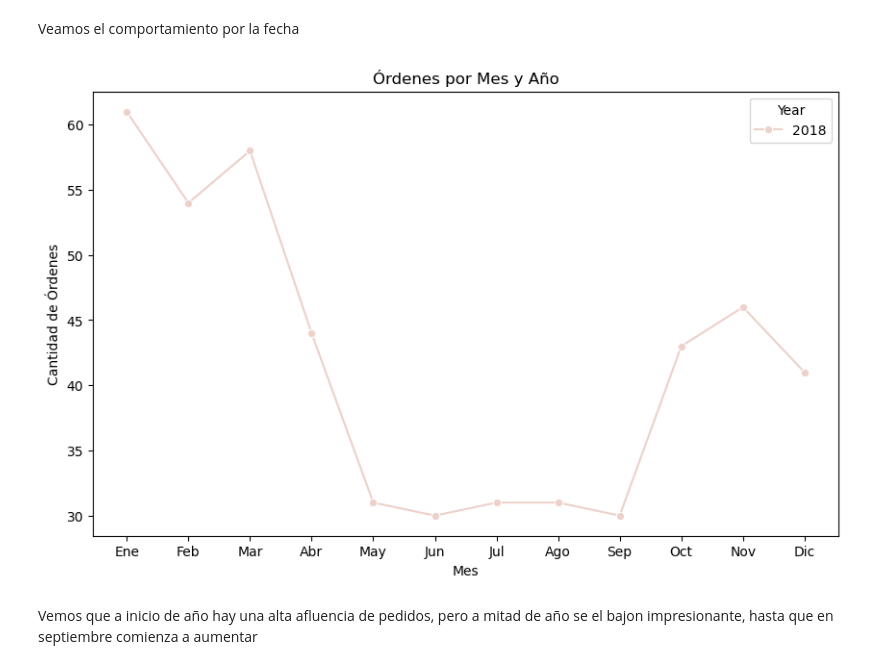
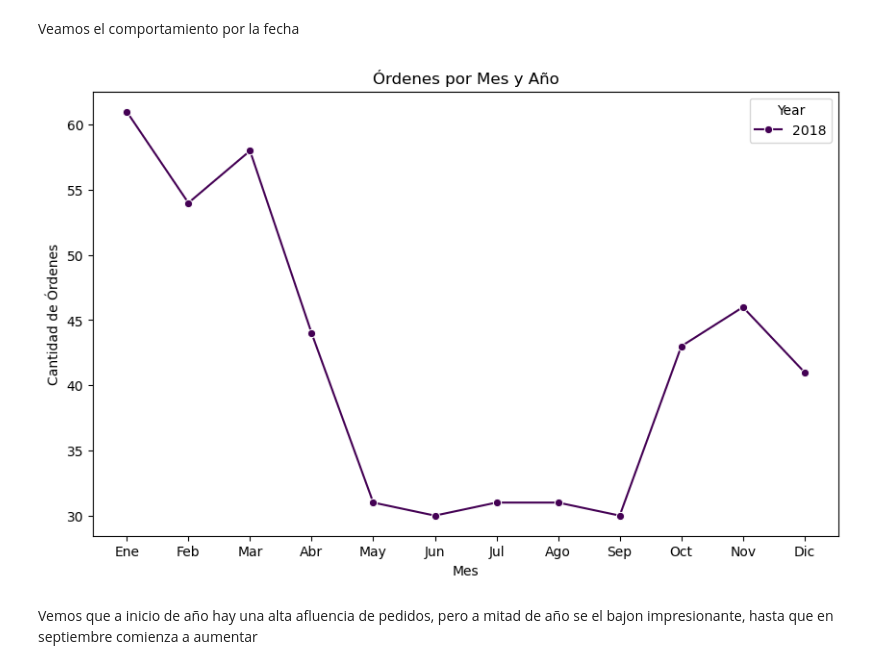
Before and after one commit to maogue94/FPCD, a Jupyter notebook: FUNDAMENTOS_PROGRAMACION/ENCUENTRO_FINAL/Actividad.ipynb, the cells around one changed output. Saved outputs shown, nothing was run; the diff lists cells and outputs as text; code cells hidden in the pictures.

```diff
--- a/FUNDAMENTOS_PROGRAMACION/ENCUENTRO_FINAL/Actividad.ipynb
+++ b/FUNDAMENTOS_PROGRAMACION/ENCUENTRO_FINAL/Actividad.ipynb
@@ -182,19 +182,19 @@ Veamos el comportamiento por la fecha
 # %%
 # Agrupar por año y mes y contar el número de órdenes
 ordenes_por_mes_año = dforders.groupby(['Year', 'Month']).size().reset_index(name='Order Count')
 plt.figure(figsize=(10,6))
-sns.lineplot(x='Month', y='Order Count', hue='Year', data=ordenes_por_mes_año, marker='o')
+sns.lineplot(x='Month', y='Order Count', hue='Year', data=ordenes_por_mes_año, marker='o',palette='viridis')
 
 # Agregar títulos y etiquetas
 plt.title('Órdenes por Mes y Año')
 plt.xlabel('Mes')
 plt.ylabel('Cantidad de Órdenes')
 plt.xticks(ticks=range(1, 13), labels=['Ene', 'Feb', 'Mar', 'Abr', 'May', 'Jun', 'Jul', 'Ago', 'Sep', 'Oct', 'Nov', 'Dic'])
 
 # Mostrar el gráfico
 plt.show()
 # %% [output]
-[figure, old version]
+[figure, new version]
 # %% [markdown]
 Vemos que a inicio de año hay una alta afluencia de pedidos, pero a mitad de año se el bajon impresionante, hasta que en septiembre comienza a aumentar
 # %% [markdown]
```
Also changed, not shown: parts of 7 cells of this notebook.
